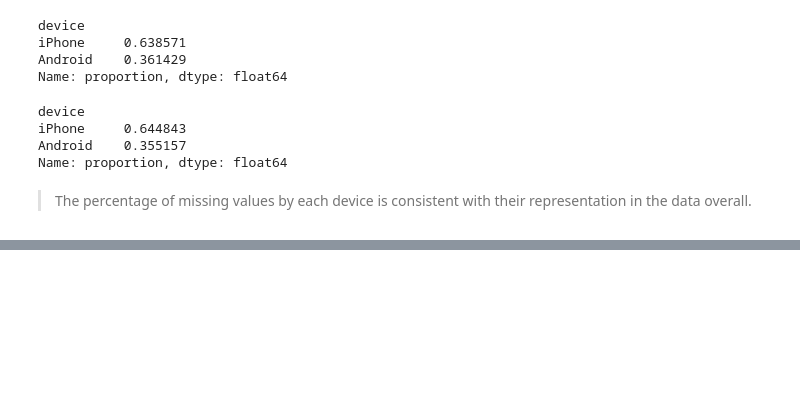
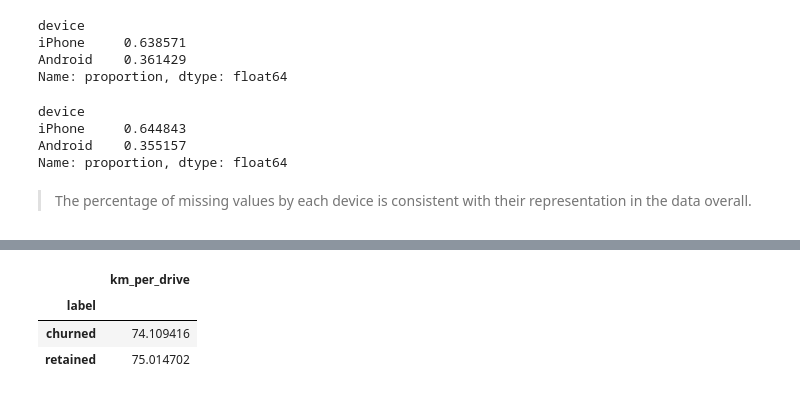
Before and after one commit to alishanstyles/Waze, a Jupyter notebook: Untitled.ipynb, the cells around one changed output, grey strips where cells are left out. Saved outputs shown, nothing was run; the diff lists cells and outputs as text; code cells hidden in the pictures; blank space fills up the shorter version.

```diff
--- a/Untitled.ipynb
+++ b/Untitled.ipynb
@@ -102,0 +134,12 @@ Name: proportion, dtype: float64
+# %%
+# Adding a column to df called `km_per_drive`
+df['km_per_drive'] = df['driven_km_drives'] / df['drives']
+
+# Grouping by `label`, calculate the median, and isolate for km per drive
+median_km_per_drive = df.groupby('label').median(numeric_only=True)[['km_per_drive']]
+median_km_per_drive
+# %% [output]
+|  | km_per_drive |
+| label |  |
+| churned | 74.109416 |
+| retained | 75.014702 |
```
Also changed, not shown: parts of 6 cells of this notebook.
